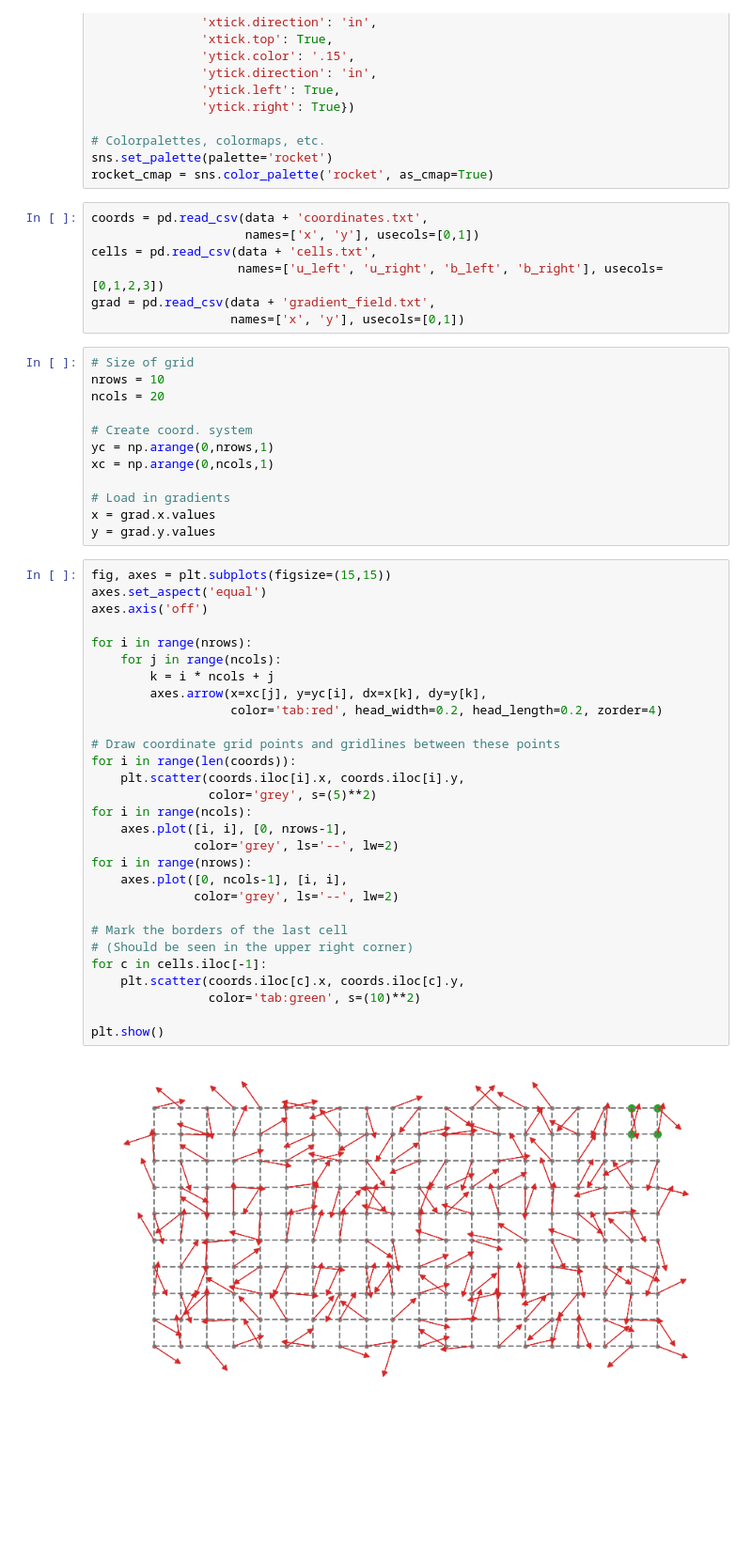
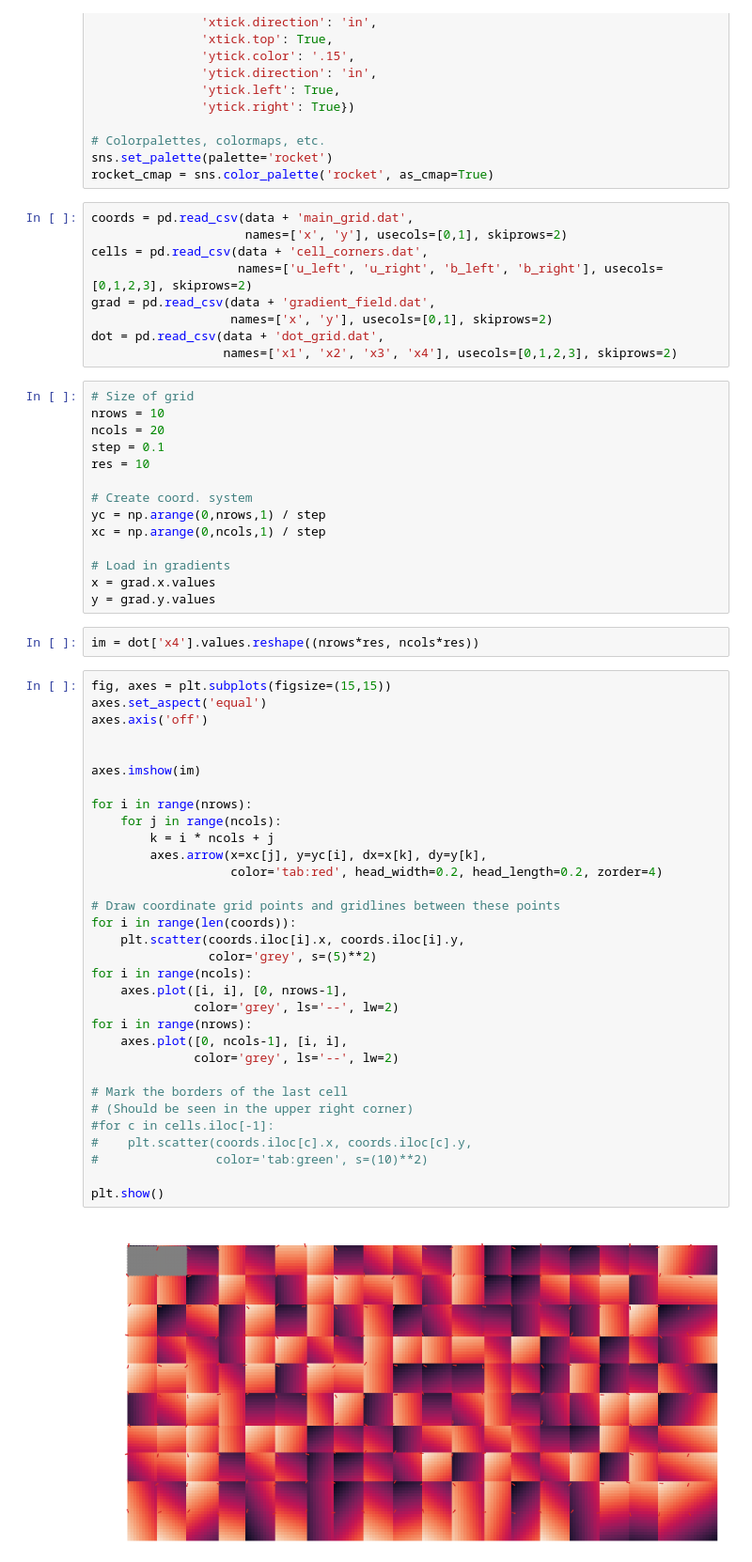
Before and after one commit to masterdesky/ELTE-mod-comp-1-2021, a Jupyter notebook: project/perlin_noise/perlin_noise.ipynb, the cells around one changed output. Shown at 94% size. Drawn from its saved outputs; the diff is of its cells as text; blank space fills up the shorter version.

```diff
--- a/project/perlin_noise/perlin_noise.ipynb
+++ b/project/perlin_noise/perlin_noise.ipynb
@@ -80,52 +80,61 @@ sns.set_style({'axes.axisbelow': True,
 sns.set_palette(palette='rocket')
 rocket_cmap = sns.color_palette('rocket', as_cmap=True)
 # %%
-coords = pd.read_csv(data + 'coordinates.txt',
-                     names=['x', 'y'], usecols=[0,1])
-cells = pd.read_csv(data + 'cells.txt',
-                    names=['u_left', 'u_right', 'b_left', 'b_right'], usecols=[0,1,2,3])
-grad = pd.read_csv(data + 'gradient_field.txt',
-                   names=['x', 'y'], usecols=[0,1])
+coords = pd.read_csv(data + 'main_grid.dat',
+                     names=['x', 'y'], usecols=[0,1], skiprows=2)
+cells = pd.read_csv(data + 'cell_corners.dat',
+                    names=['u_left', 'u_right', 'b_left', 'b_right'], usecols=[0,1,2,3], skiprows=2)
+grad = pd.read_csv(data + 'gradient_field.dat',
+                   names=['x', 'y'], usecols=[0,1], skiprows=2)
+dot = pd.read_csv(data + 'dot_grid.dat',
+                  names=['x1', 'x2', 'x3', 'x4'], usecols=[0,1,2,3], skiprows=2)
 # %%
 # Size of grid
 nrows = 10
 ncols = 20
+step = 0.1
+res = 10
 
 # Create coord. system
-yc = np.arange(0,nrows,1)
-xc = np.arange(0,ncols,1)
+yc = np.arange(0,nrows,1) / step
+xc = np.arange(0,ncols,1) / step
 
 # Load in gradients
 x = grad.x.values
 y = grad.y.values
+# %%
+im = dot['x4'].values.reshape((nrows*res, ncols*res))
 # %%
 fig, axes = plt.subplots(figsize=(15,15))
 axes.set_aspect('equal')
 axes.axis('off')
+
+
+axes.imshow(im)
 
 for i in range(nrows):
     for j in range(ncols):
         k = i * ncols + j
         axes.arrow(x=xc[j], y=yc[i], dx=x[k], dy=y[k],
                    color='tab:red', head_width=0.2, head_length=0.2, zorder=4)
 
 # Draw coordinate grid points and gridlines between these points
 for i in range(len(coords)):
     plt.scatter(coords.iloc[i].x, coords.iloc[i].y,
                 color='grey', s=(5)**2)
 for i in range(ncols):
     axes.plot([i, i], [0, nrows-1],
               color='grey', ls='--', lw=2)
 for i in range(nrows):
     axes.plot([0, ncols-1], [i, i],
               color='grey', ls='--', lw=2)
 
 # Mark the borders of the last cell
 # (Should be seen in the upper right corner)
-for c in cells.iloc[-1]:
-    plt.scatter(coords.iloc[c].x, coords.iloc[c].y,
-                color='tab:green', s=(10)**2)
+#for c in cells.iloc[-1]:
+#    plt.scatter(coords.iloc[c].x, coords.iloc[c].y,
+#                color='tab:green', s=(10)**2)
 
 plt.show()
 # %% [output]
-[figure, old version]
+[figure, new version]
```
Also changed, not shown: 14 other files.
